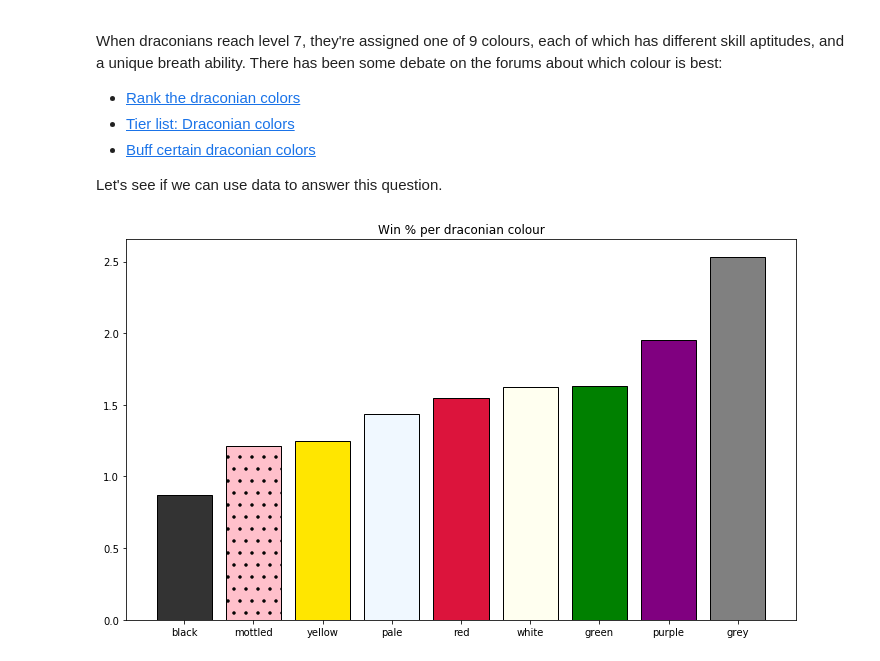
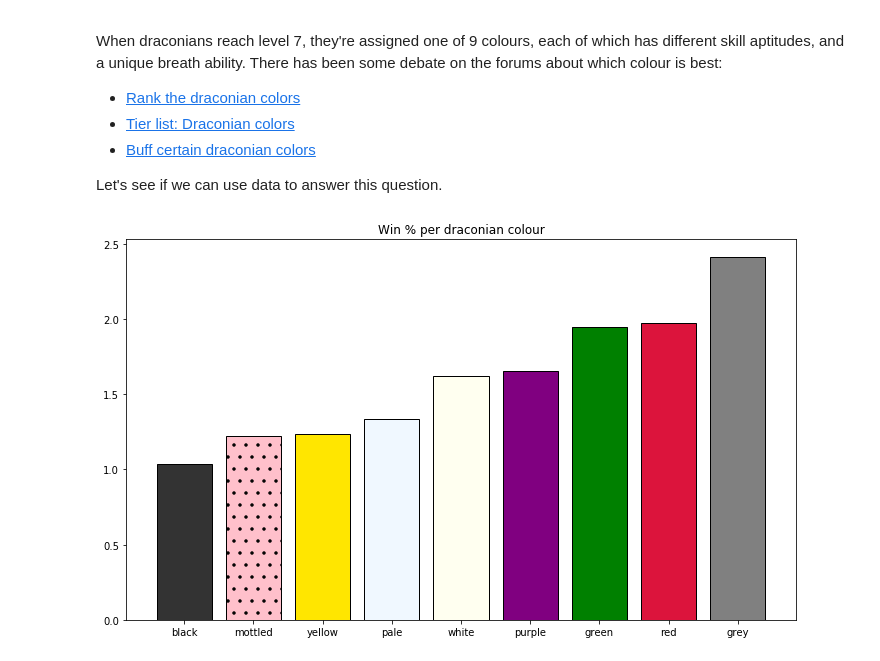
Before and after one commit to colinmorris/crawl-coroner, a Jupyter notebook: species.ipynb, the cells around one changed output. Cells and saved outputs as stored; diff of their text form; code cells hidden in the pictures.

```diff
--- a/species.ipynb
+++ b/species.ipynb
@@ -446,16 +430,15 @@ When draconians reach level 7, they're assigned one of 9 colours, each of which
 Let's see if we can use data to answer this question.
 # %%
 fig, ax = plt.subplots(figsize=(12,7))
-# TODO: brittle if ordering changes in the future
-colours = [(.2,.2,.2), 'pink', (1,.9,0), 'aliceblue', 'crimson', 'ivory', 'green', 'purple', 'grey']
+colours = [(.2,.2,.2), 'pink', (1,.9,0), 'aliceblue', 'ivory', 'purple', 'green', 'crimson', 'grey']
 color_winrates = (f[cdrac_index].groupby('species')['won'].mean().dropna() * 100).sort_values()
 xrange = np.arange(len(colours))
 labels = [name.split()[0] for name in color_winrates.index]
 bars = ax.bar(xrange, color_winrates.values,
                color=colours, tick_label=labels,
               edgecolor='black', lw=1,
               )
 bars[1].set_hatch('.')
 ax.set_title('Win % per draconian colour');
 # %% [output]
-[figure, old version]
+[figure, new version]
```
Also changed, not shown: parts of 52 cells of this notebook, 3 other files.
